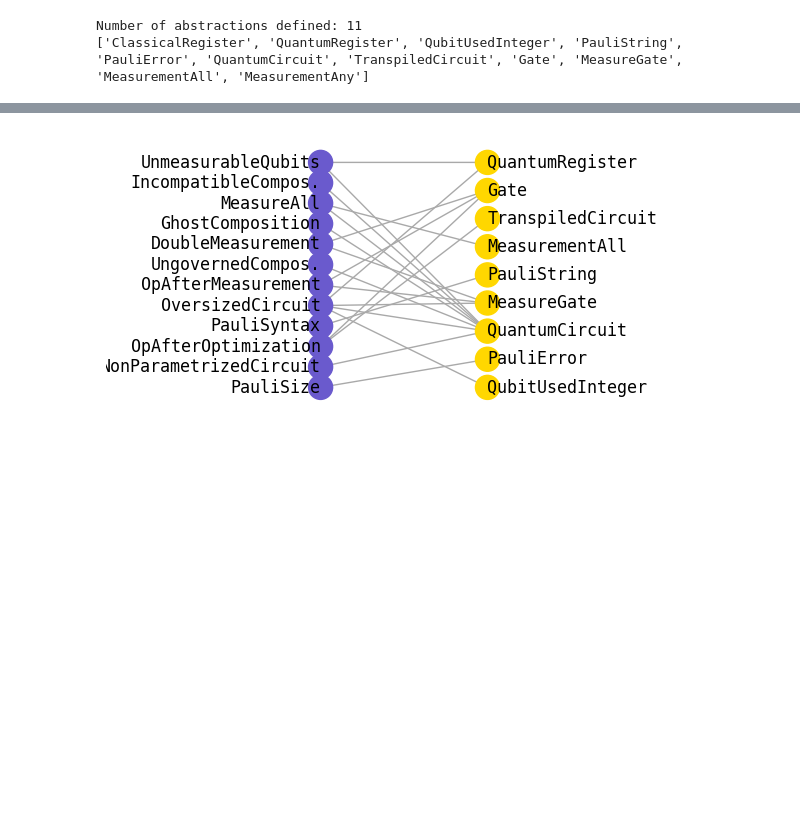
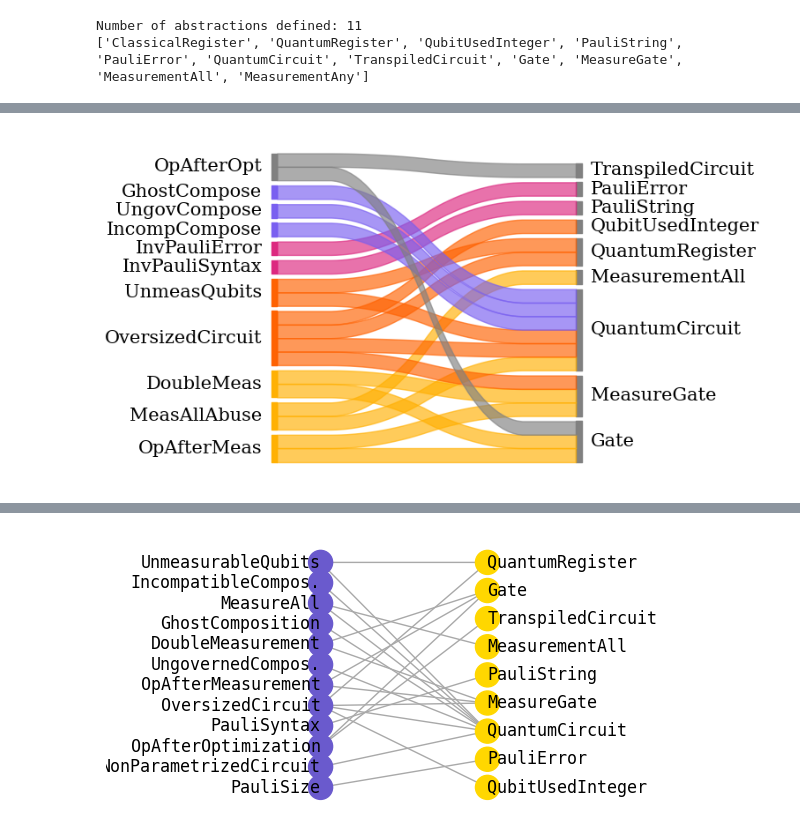
Before and after one commit to sola-st/LintQ, a Jupyter notebook: notebooks/08_Dataset_Stats.ipynb, the cells around one changed output, grey strips where cells are left out. Saved outputs shown, nothing was run; the diff lists cells and outputs as text; code cells hidden in the pictures; blank space fills up the shorter version.

Commit message:
add sankey + loc counting reorg queries

```diff
--- a/notebooks/08_Dataset_Stats.ipynb
+++ b/notebooks/08_Dataset_Stats.ipynb
@@ -277,20 +293,20 @@ def check_abstractions_used(abstraction: List[str], content: str) -> bool:
 
 
 query_to_abstraction = {}
-mapping_renaming = {
-    'InvalidPauliSyntaxError': 'PauliSyntax',
-    'InvalidPauliErrorSize': 'PauliSize',
-    'IncompatibleComposition': 'IncompatibleCompos.',
-    'UngovernedComposition': 'UngovernedCompos.',
-}
+
+# remove Qsmell classes
+query_files = {
+    k: v for k, v in query_files.items()
+    if not k.startswith('/Qsmell/')}
+
 for query_name, query_content in query_files.items():
     abstractions_used = check_abstractions_used(
         abstraction=all_abstraction_defined,
         content=query_content)
     if abstractions_used:
-        base_name = query_name.split('/')[-1].replace('.ql', '')
-        if base_name in mapping_renaming:
-            base_name = mapping_renaming[base_name]
+        base_name = os.path.basename(query_name)
+        if base_name in FILE_NAME_RULE_MAPPING:
+            base_name = FILE_NAME_RULE_MAPPING[base_name]
         query_to_abstraction[base_name] = abstractions_used
         print(f'{query_name}: {abstractions_used}')
 # %% [output]
@@ -306,3 +321,69 @@ for query_name, query_content in query_files.items():
 /Interconnection/UngovernedComposition.ql: ['QuantumCircuit']
 /Interconnection/GhostComposition.ql: ['QuantumCircuit']
 /Optimization/OpAfterOptimization.ql: ['TranspiledCircuit', 'Gate']
+# %%
+# get matplotlib rc configuration
+rc = plt.rcParams.copy()
+
+from pySankey.sankey import sankey
+# source,target,type,value
+
+records = []
+for query_name, abstractions in query_to_abstraction.items():
+    for abstraction in abstractions:
+        records.append({
+            'source': query_name,
+            'target': abstraction,
+            'type': 'use',
+            'value': 1,
+        })
+df_abstractions = pd.DataFrame.from_records(records)
+df_abstractions.head()
+# compute the average number of records per source
+use_relationship_per_query = df_abstractions.groupby('source').count()['value']
+#print(use_relationship_per_query)
+avg_use_relationship_per_query = use_relationship_per_query.mean()
+print("\\newcommand{\\avgAbstractionsUsedPerQuery}{" + f"{avg_use_relationship_per_query:.1f}" + "}")
+avg_use_relationship_per_abstraction = df_abstractions.groupby('target').count()['value'].mean()
+print("\\newcommand{\\avgQueriesSupportedPerAbstraction}{" + f"{avg_use_relationship_per_abstraction:.1f}" + "}")
+
+# create thematic groups for source
+color_themes = {
+    "pauli": "#dc267f",
+    "compos": "#785ef0",
+    "unmeas": "#fe6100",
+    "oversize": "#fe6100",
+    "[^u]?meas": "#ffb001",
+}
+per_family_color = {}
+for row in df_abstractions.iterrows():
+    query_name = row[1]['source']
+    # default
+    per_family_color[query_name] = "grey"
+    for k in color_themes.keys():
+        if re.search(k, query_name.lower()):
+            per_family_color[query_name] = color_themes[k]
+            break
+
+# colorDict: yellow for target and blue for source
+colorDict = {
+    #**{k: 'slateblue' for k in df_abstractions['source'].unique()},
+    **per_family_color,
+    **{k: 'gray' for k in df_abstractions['target'].unique()}
+}
+
+sankey(
+    left=df_abstractions['source'],
+    right=df_abstractions['target'],
+    aspect=20,
+    colorDict=colorDict,
+    fontsize=15,
+)
+plt.gcf().set_size_inches(5, 5)
+plt.savefig(
+    os.path.join(PAPER_DIR, 'sankey_abstraction.pdf'),
+    bbox_inches='tight')
+
+# go back to the initial rc configuration
+plt.rcParams.update(rc)
+# %% [output]
@@ -308,0 +392 @@ for query_name, query_content in query_files.items():
+[figure, added]
```
Also changed, not shown: parts of 7 cells of this notebook, 9 other files.
